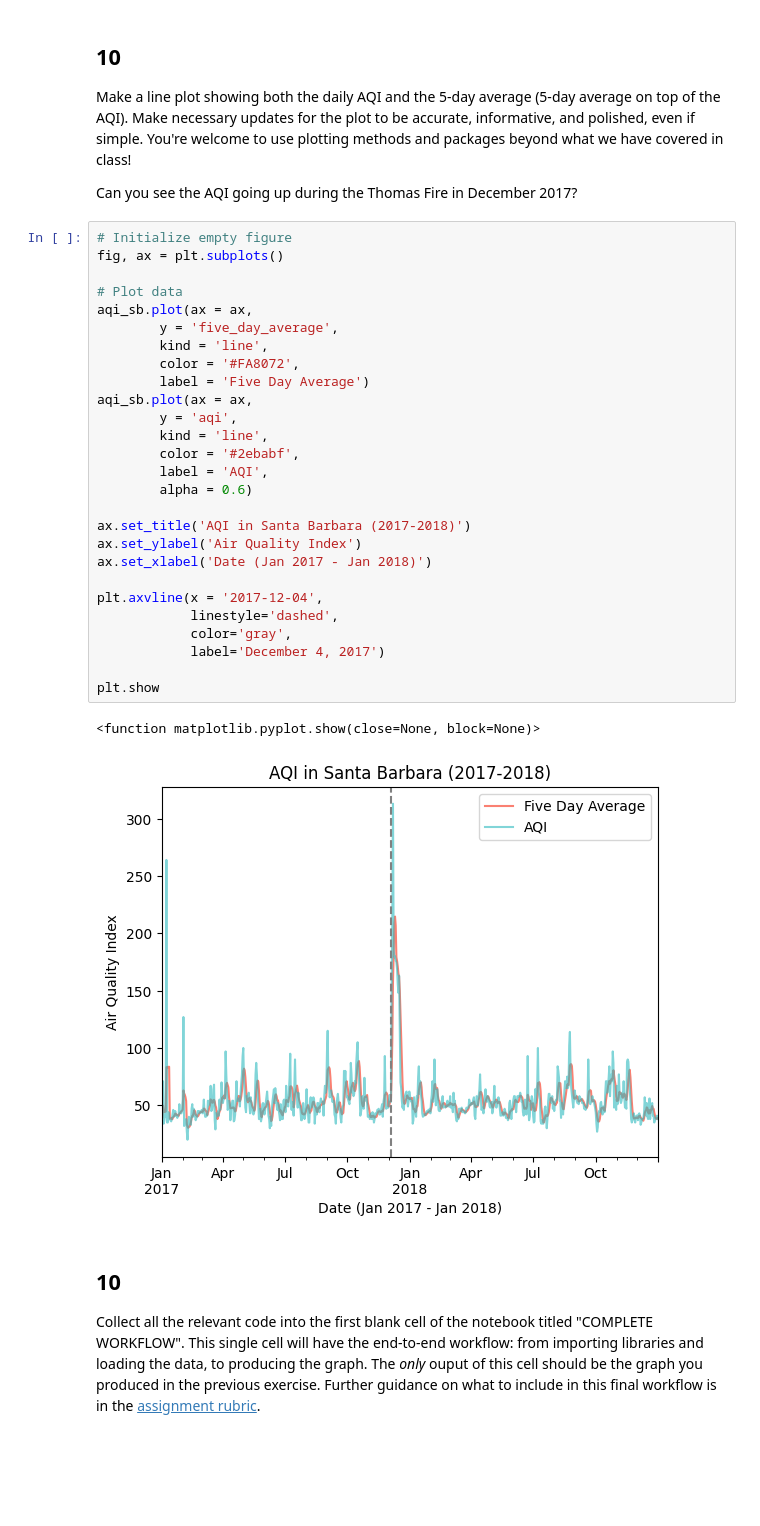
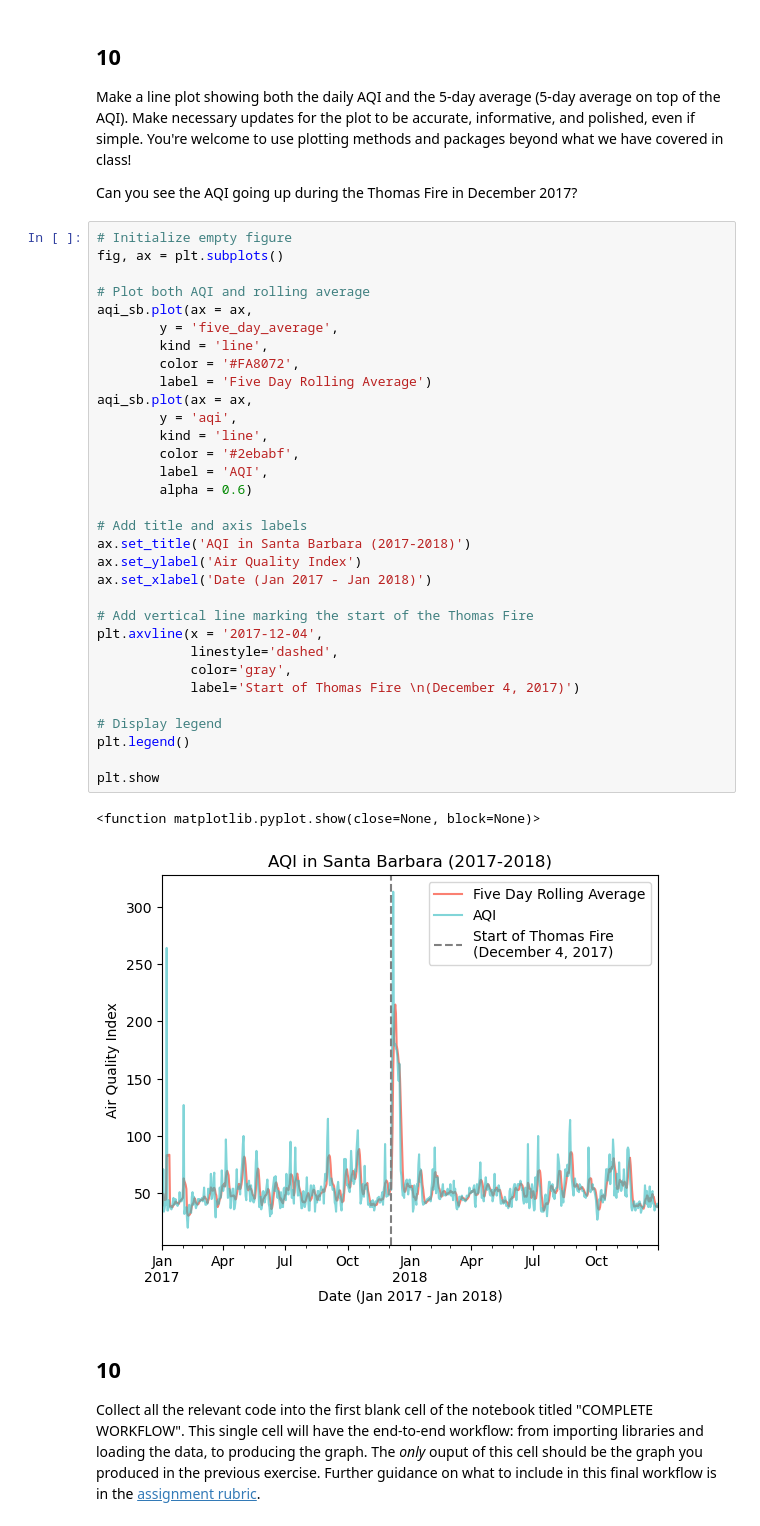
Before and after one commit to leirubinstein/eds220-hwk2, a Jupyter notebook: hwk2-task3-aqi.ipynb, the cells around one changed output. Drawn from its saved outputs; the diff is of its cells as text; blank space fills up the shorter version.

```diff
--- a/hwk2-task3-aqi.ipynb
+++ b/hwk2-task3-aqi.ipynb
@@ -305,33 +375,38 @@ Can you see the AQI going up during the Thomas Fire in December 2017?
 # %%
 # Initialize empty figure
 fig, ax = plt.subplots()
 
-# Plot data
+# Plot both AQI and rolling average
 aqi_sb.plot(ax = ax,
         y = 'five_day_average',
         kind = 'line',
         color = '#FA8072',
-        label = 'Five Day Average')
+        label = 'Five Day Rolling Average')
 aqi_sb.plot(ax = ax,
         y = 'aqi',
         kind = 'line',
         color = '#2ebabf',
         label = 'AQI',
         alpha = 0.6)
 
+# Add title and axis labels
 ax.set_title('AQI in Santa Barbara (2017-2018)')
 ax.set_ylabel('Air Quality Index')
 ax.set_xlabel('Date (Jan 2017 - Jan 2018)')
 
+# Add vertical line marking the start of the Thomas Fire
 plt.axvline(x = '2017-12-04',
             linestyle='dashed',
             color='gray',
-            label='December 4, 2017')
+            label='Start of Thomas Fire \n(December 4, 2017)')
+
+# Display legend
+plt.legend()
 
 plt.show
 # %% [output]
 <function matplotlib.pyplot.show(close=None, block=None)>
-[figure, old version]
+[figure, new version]
 # %% [markdown]
 ## 10
 
```
Also changed, not shown: parts of 9 cells of this notebook, 2 other files.
